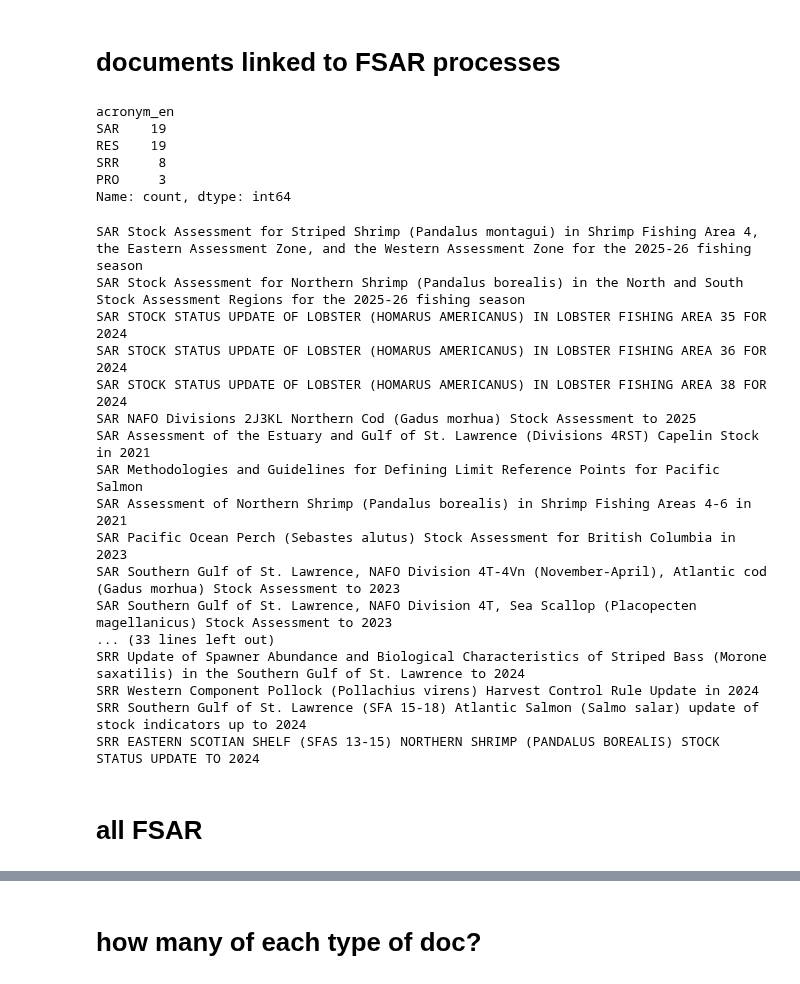
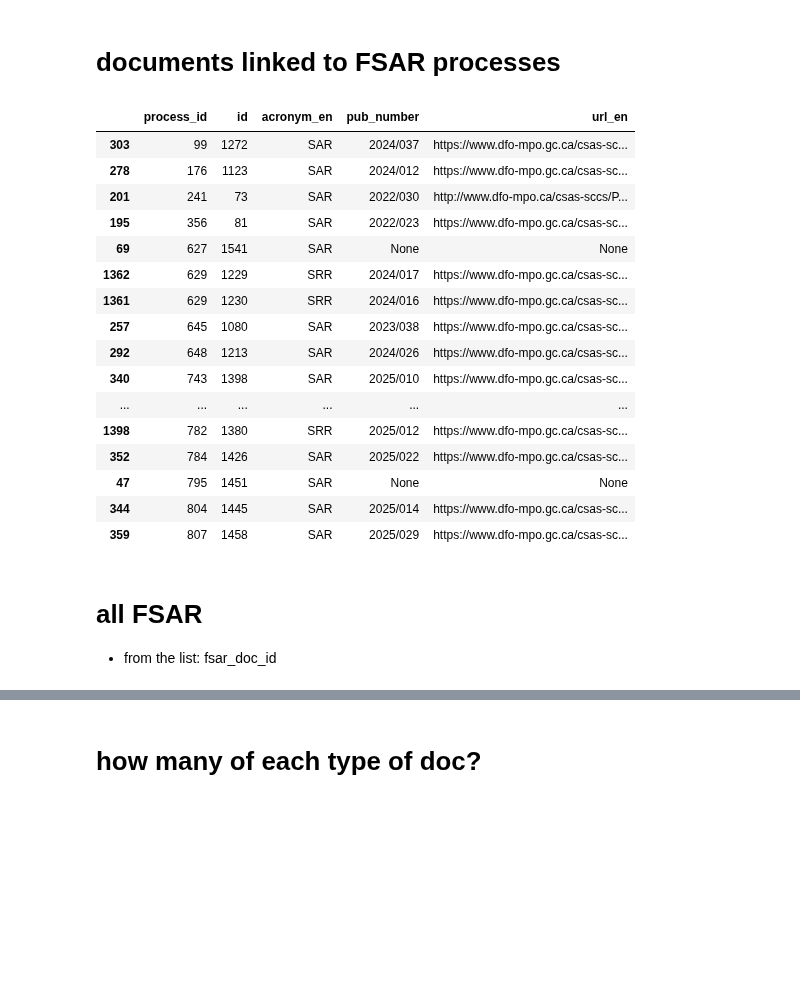
Before and after one commit to KevinCarr42/CSAS-Exploratory-Data-Analysis, a Jupyter notebook: fsar_document_parsing.ipynb, the cells around one changed output, grey strips where cells are left out. Drawn from its saved outputs; the diff is of its cells as text; code cells hidden in the pictures; blank space fills up the shorter version.

```diff
--- a/fsar_document_parsing.ipynb
+++ b/fsar_document_parsing.ipynb
@@ -478,40 +438,33 @@ doc_ids_from_fsar_processes = documents[documents.process_id.isin(all_process_id
 # documents linked to FSAR processes
 # %%
 docs_from_fsar_processes = documents[documents.process_id.isin(all_process_id)]
-# %%
-# all of the SAR?
-# none of the PRO/RES?
-# all of the SRR?
-docs_from_fsar_processes['acronym_en'].value_counts()
-# %% [output]
-acronym_en
-SAR    19
-RES    19
-SRR     8
-PRO     3
-Name: count, dtype: int64
 # %%
-for i, doc in docs_from_fsar_processes.iterrows():
-    print(doc.acronym_en, doc.title_en)
+# some dead links, some not FSAR...
+
+docs_from_fsar_processes.loc[
+    docs_from_fsar_processes.acronym_en.isin(["SAR", "SRR"]),
+    ["process_id", "id", "acronym_en", "pub_number", "url_en"]
+].sort_values("process_id")
 # %% [output]
-SAR Stock Assessment for Striped Shrimp (Pandalus montagui) in Shrimp Fishing Area 4, the Eastern Assessment Zone, and the Western Assessment Zone for the 2025-26 fishing season
-SAR Stock Assessment for Northern Shrimp (Pandalus borealis) in the North and South Stock Assessment Regions for the 2025-26 fishing season
-SAR STOCK STATUS UPDATE OF LOBSTER (HOMARUS AMERICANUS) IN LOBSTER FISHING AREA 35 FOR 2024
-SAR STOCK STATUS UPDATE OF LOBSTER (HOMARUS AMERICANUS) IN LOBSTER FISHING AREA 36 FOR 2024
-SAR STOCK STATUS UPDATE OF LOBSTER (HOMARUS AMERICANUS) IN LOBSTER FISHING AREA 38 FOR 2024
-SAR NAFO Divisions 2J3KL Northern Cod (Gadus morhua) Stock Assessment to 2025
-SAR Assessment of the Estuary and Gulf of St. Lawrence (Divisions 4RST) Capelin Stock in 2021
-SAR Methodologies and Guidelines for Defining Limit Reference Points for Pacific Salmon
-SAR Assessment of Northern Shrimp (Pandalus borealis) in Shrimp Fishing Areas 4-6 in 2021
-SAR Pacific Ocean Perch (Sebastes alutus) Stock Assessment for British Columbia in 2023
-SAR Southern Gulf of St. Lawrence, NAFO Division 4T-4Vn (November-April), Atlantic cod (Gadus morhua) Stock Assessment to 2023
-SAR Southern Gulf of St. Lawrence, NAFO Division 4T, Sea Scallop (Placopecten magellanicus) Stock Assessment to 2023
-... (33 lines left out)
-SRR Update of Spawner Abundance and Biological Characteristics of Striped Bass (Morone saxatilis) in the Southern Gulf of St. Lawrence to 2024
-SRR Western Component Pollock (Pollachius virens) Harvest Control Rule Update in 2024
-SRR Southern Gulf of St. Lawrence (SFA 15-18) Atlantic Salmon (Salmo salar) update of stock indicators up to 2024
-SRR EASTERN SCOTIAN SHELF (SFAS 13-15) NORTHERN SHRIMP (PANDALUS BOREALIS) STOCK STATUS UPDATE TO 2024
+|  | process_id | id | acronym_en | pub_number | url_en |
+| 303 | 99 | 1272 | SAR | 2024/037 | https://www.dfo-mpo.gc.ca/csas-sc... |
+| 278 | 176 | 1123 | SAR | 2024/012 | https://www.dfo-mpo.gc.ca/csas-sc... |
+| 201 | 241 | 73 | SAR | 2022/030 | http://www.dfo-mpo.ca/csas-sccs/P... |
+| 195 | 356 | 81 | SAR | 2022/023 | https://www.dfo-mpo.gc.ca/csas-sc... |
+| 69 | 627 | 1541 | SAR | None | None |
+| 1362 | 629 | 1229 | SRR | 2024/017 | https://www.dfo-mpo.gc.ca/csas-sc... |
+| 1361 | 629 | 1230 | SRR | 2024/016 | https://www.dfo-mpo.gc.ca/csas-sc... |
+| 257 | 645 | 1080 | SAR | 2023/038 | https://www.dfo-mpo.gc.ca/csas-sc... |
+| 292 | 648 | 1213 | SAR | 2024/026 | https://www.dfo-mpo.gc.ca/csas-sc... |
+| 340 | 743 | 1398 | SAR | 2025/010 | https://www.dfo-mpo.gc.ca/csas-sc... |
+| ... | ... | ... | ... | ... | ... |
+| 1398 | 782 | 1380 | SRR | 2025/012 | https://www.dfo-mpo.gc.ca/csas-sc... |
+| 352 | 784 | 1426 | SAR | 2025/022 | https://www.dfo-mpo.gc.ca/csas-sc... |
+| 47 | 795 | 1451 | SAR | None | None |
+| 344 | 804 | 1445 | SAR | 2025/014 | https://www.dfo-mpo.gc.ca/csas-sc... |
+| 359 | 807 | 1458 | SAR | 2025/029 | https://www.dfo-mpo.gc.ca/csas-sc... |
 # %% [markdown]
 # all FSAR
+* from the list: fsar_doc_id
 # %%
 fsar_docs = documents[documents.id.isin(fsar_doc_id)].copy().reset_index(drop=True)
```
Also changed, not shown: parts of 23 cells of this notebook, 5 other files.
